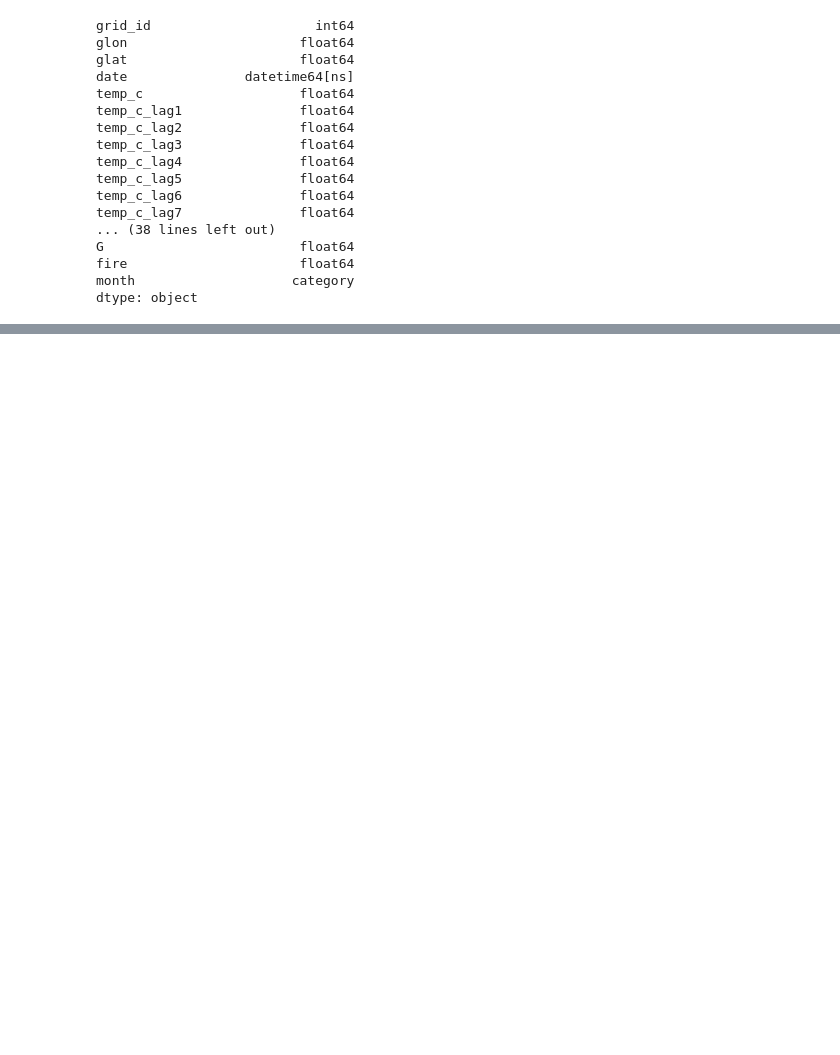
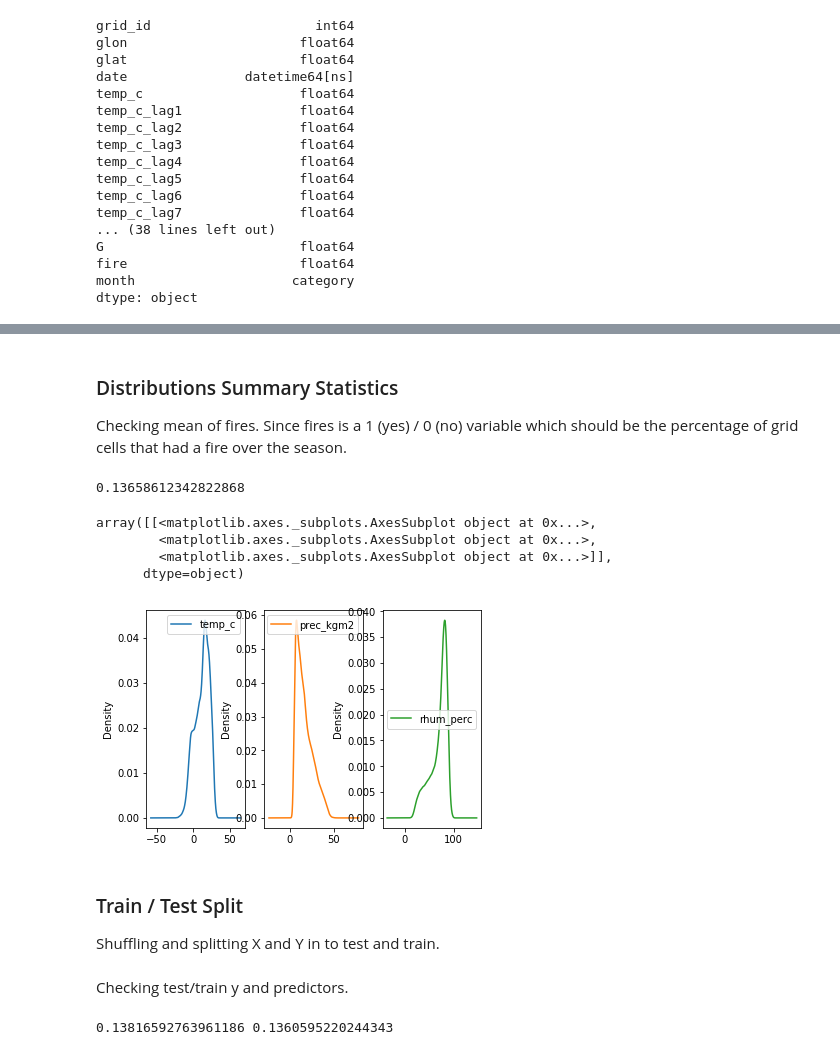
Before and after one commit to RyanGan/fire_predictor, a Jupyter notebook: py_scripts/fire_likelihood_model.ipynb, the cells around one changed output, grey strips where cells are left out. Cells and saved outputs as stored; diff of their text form; code cells hidden in the pictures; blank space fills up the shorter version.

Commit message:
ran simple fire model

```diff
--- a/py_scripts/fire_likelihood_model.ipynb
+++ b/py_scripts/fire_likelihood_model.ipynb
@@ -38,3 +54,8 @@ G                         float64
 fire                      float64
 month                    category
 dtype: object
+# %%
+# subset predictor X and y
+X = fires.loc[:, 'glon':'rhum_perc_lag12']
+X = X.drop(['date'], axis=1)
+y = fires['fire']
@@ -40,0 +72,23 @@ dtype: object
+# %% [markdown]
+### Distributions Summary Statistics
+
+Checking mean of fires. Since fires is a 1 (yes) / 0 (no) variable which should be the percentage of grid cells that had a fire over the season.
+# %%
+# before I split I want to understand my distributions of my predictors
+y.mean()
+# %% [output]
+0.13658612342822868
+# %%
+# distribution plot of temp_celcius
+X[['temp_c', 'prec_kgm2', 'rhum_perc']].plot(kind='density', subplots = True,
+                                             layout = (1, 3), sharex = False)
+# %% [output]
+array([[<matplotlib.axes._subplots.AxesSubplot object at 0x...>,
+        <matplotlib.axes._subplots.AxesSubplot object at 0x...>,
+        <matplotlib.axes._subplots.AxesSubplot object at 0x...>]],
+      dtype=object)
+[figure, added]
+# %% [markdown]
+### Train / Test Split
+
+Shuffling and splitting X and Y in to test and train.
@@ -40,0 +100,7 @@ dtype: object
+# %% [markdown]
+Checking test/train y and predictors.
+# %%
+# check y
+print(y_test.mean(), y_train.mean())
+# %% [output]
+0.13816592763961186 0.1360595220244343
```
Also changed, not shown: parts of 16 cells of this notebook.
